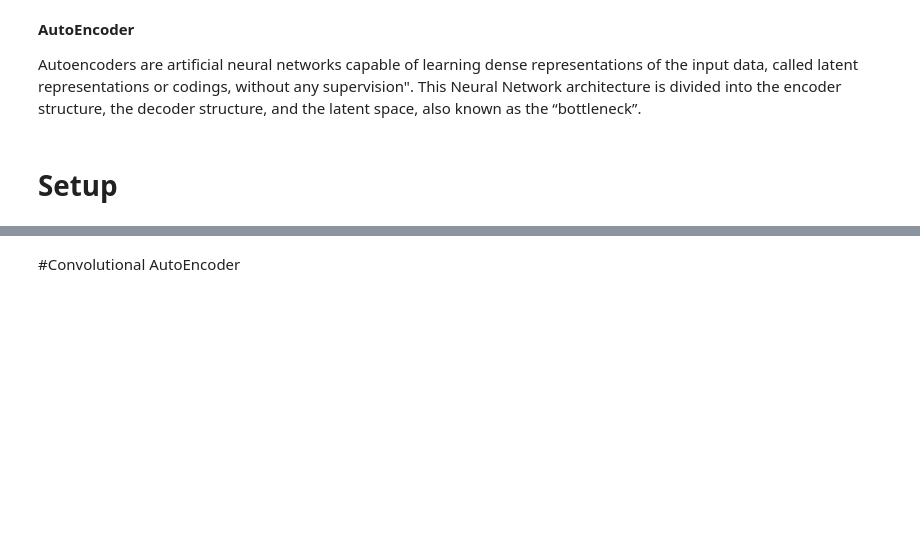
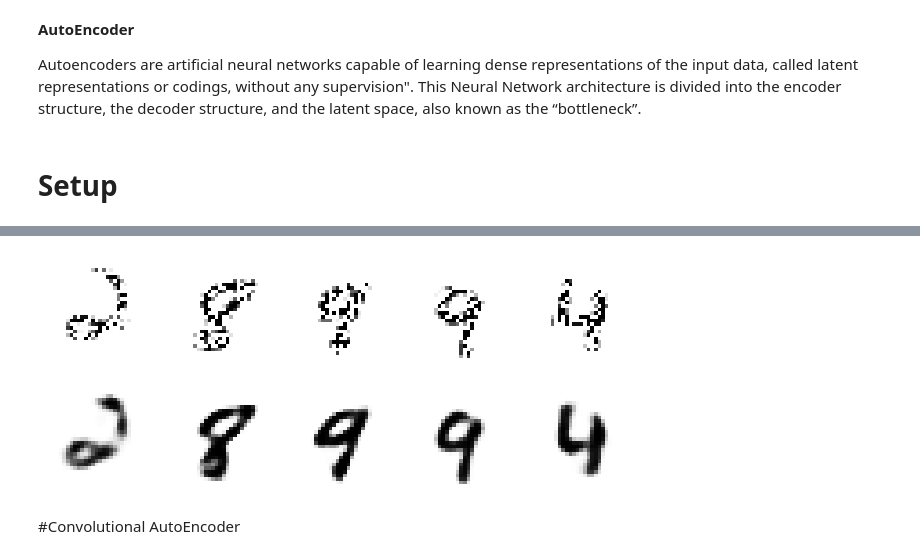
Before and after one commit to Teghfo/deeplearning-bootcamp-pytorch, a Jupyter notebook: notebooks/11-AutoEncoder.ipynb, the cells around one changed output, grey strips where cells are left out. Drawn from its saved outputs; the diff is of its cells as text; code cells hidden in the pictures; blank space fills up the shorter version.

```diff
--- a/notebooks/11-AutoEncoder.ipynb
+++ b/notebooks/11-AutoEncoder.ipynb
@@ -106,7 +143,6 @@ for epoch in range(epochs):
         optimizer.step()
 
         train_loss += loss.item()
-        outputs.append((epochs, image, reconstructed))
     print(f"Epoch {epoch+1}/{epochs}: train loss: {train_loss/len(train_dl)}")
 # %%
 import numpy as np
@@ -129,0 +209,27 @@ plt.show()
+# %%
+learning_rate = 0.001
+
+criterion = nn.MSELoss()
+optimizer = optim.Adam(dropout_ae.parameters(), lr=0.001)
+# %%
+from tqdm import tqdm
+
+epochs = 10
+
+for epoch in range(epochs):
+
+    train_loss = 0.0
+    for (image, _) in tqdm(train_dl):
+
+        # Reshaping the image to (-1, 784)
+        image = image.reshape(-1, 28*28)
+        image = image.to(device)
+        reconstructed = dropout_ae(image)
+        loss = criterion(reconstructed, image)
+
+        optimizer.zero_grad()
+        loss.backward()
+        optimizer.step()
+
+        train_loss += loss.item()
+    print(f"Epoch {epoch+1}/{epochs}: train loss: {train_loss/len(train_dl)}")
@@ -130,3 +247,9 @@ plt.show()
+# %%
+dropout = nn.Dropout(0.5)
+plot_reconstructions(dropout_ae, dropout(image))
+plt.show()
+# %% [output]
+[figure, added]
 # %% [markdown]
 #Convolutional AutoEncoder
 # %%
```
Also changed, not shown: parts of 23 cells of this notebook.
